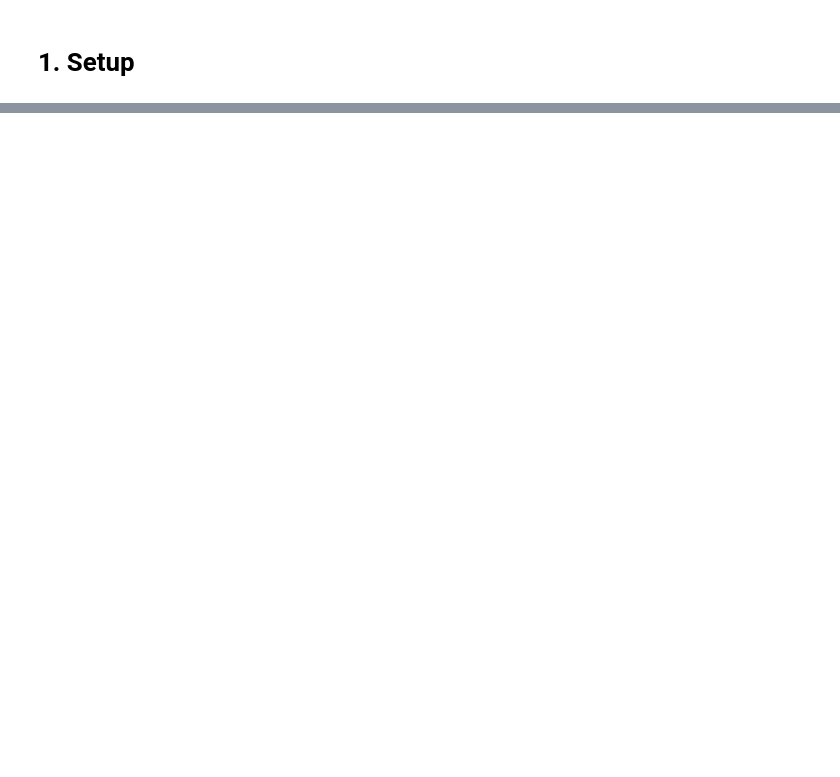
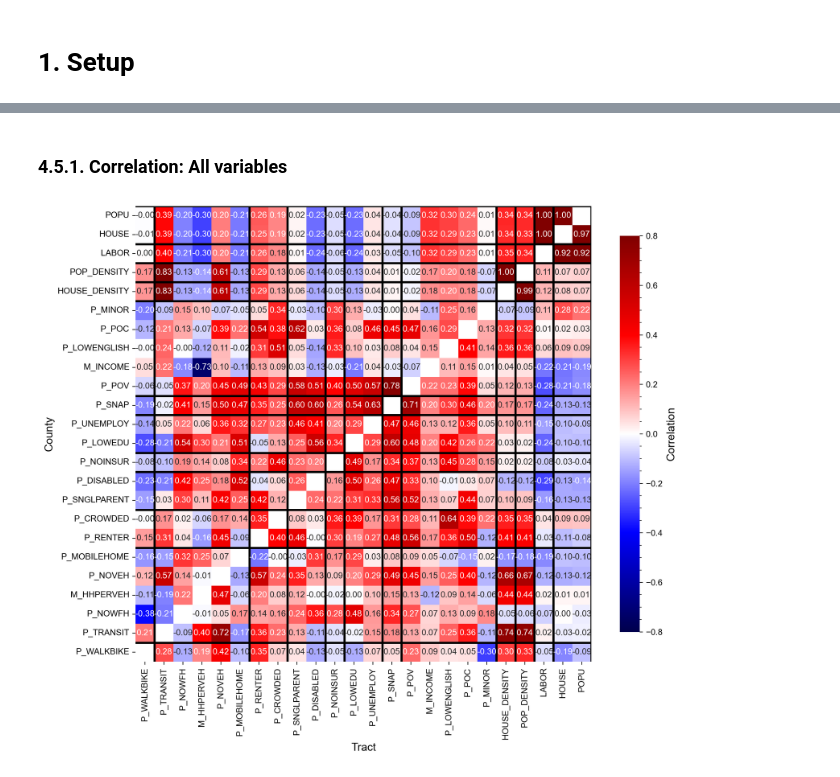
Before and after one commit to rvanxer/spr_4711, a Jupyter notebook: code/2_ses.ipynb, the cells around one changed output, grey strips where cells are left out. Cells and saved outputs as stored; diff of their text form; code cells hidden in the pictures; blank space fills up the shorter version.

```diff
--- a/code/2_ses.ipynb
+++ b/code/2_ses.ipynb
@@ -552,0 +377,10 @@ plot_sedi_corr(dpi=250)
+# %%
+cols = D(popu='popu', pop_density='popd', house_density='housd', p_poc='poc',
+         p_snap='snap', m_income='incm', p_lowedu='educ', p_lowenglish='engl',
+         p_noinsur='insur', p_disabled='disbl', p_snglparent='parent1',
+         p_noveh='noveh', m_hhperveh='hhveh', p_walkbike='walkbike')
+acs = acs21.rename(columns=cols)[['geoid', 'scale'] + list(cols.values())]
+for (_, df) in acs.groupby('scale'):
+    for col in ['popd', 'housd', 'hhveh']:
+        acs.loc[df.index, col] = normalize(df[col])
+_ = acs.disp()
@@ -552,0 +404,22 @@ plot_sedi_corr(dpi=250)
+# %% [markdown]
+### 4.5.1. Correlation: All variables
+# %%
+def plot_corr_matrix(acs):
+    ax = pplot(size=(12, 12), dpi=200)
+    df = acs.set_index('scale').rename(columns=str.upper).iloc[:, 1:]
+    corr = (np.triu(df.loc['County', :].corr(), 1) +
+            np.tril(df.loc['Tract', :].corr(), -1))
+    corr = Pdf(corr, index=df.columns, columns=df.columns)
+    np.fill_diagonal(corr.values, np.nan)
+    sns.heatmap(corr, square=True, ax=ax, annot=True, fmt='.2f',
+                cmap='seismic', vmax=.8, vmin=-.8,
+                cbar_kws=D(shrink=0.7, label='Correlation'))
+    ax.invert_xaxis(); ax.grid(alpha=0); ax.minorticks_off()
+    ax = pplot(ax, xlab='Tract', ylab='County')
+    for x in [0, 2, 3, 4, 5, 10, 11, 13, 14, 16, 18, 23]:
+        ax.axhline(x, lw=2.5, color='k')
+        ax.axvline(x, lw=2.5, color='k')
+
+plot_corr_matrix(acs21) # 2s
+# %% [output]
+[figure, added]
```
Also changed, not shown: parts of 84 cells of this notebook, 4 other files.
